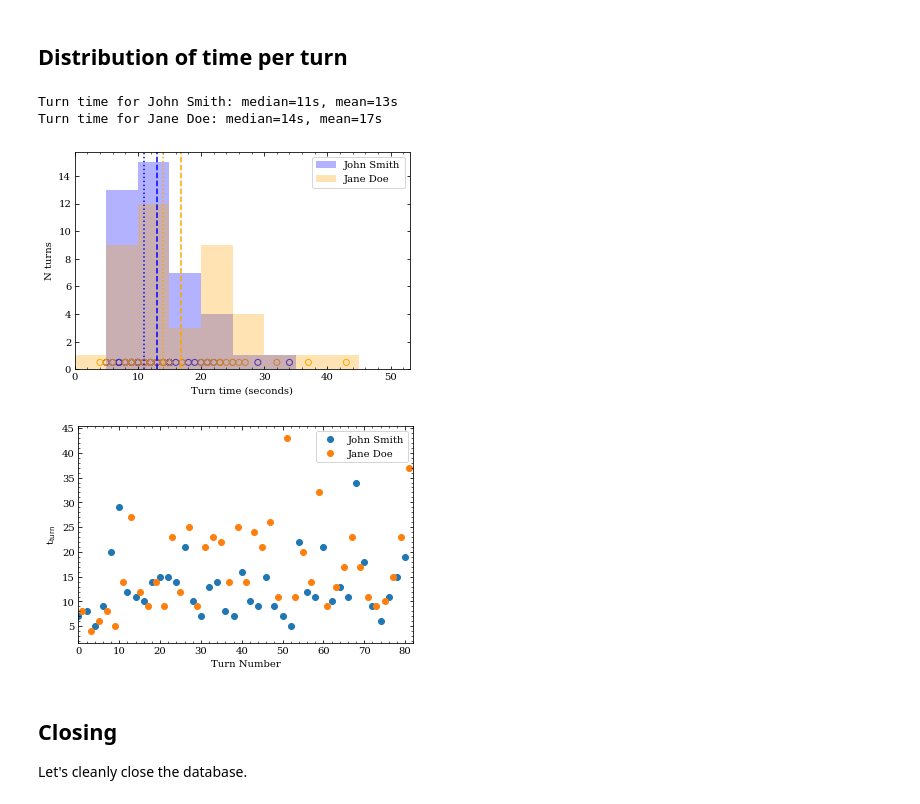
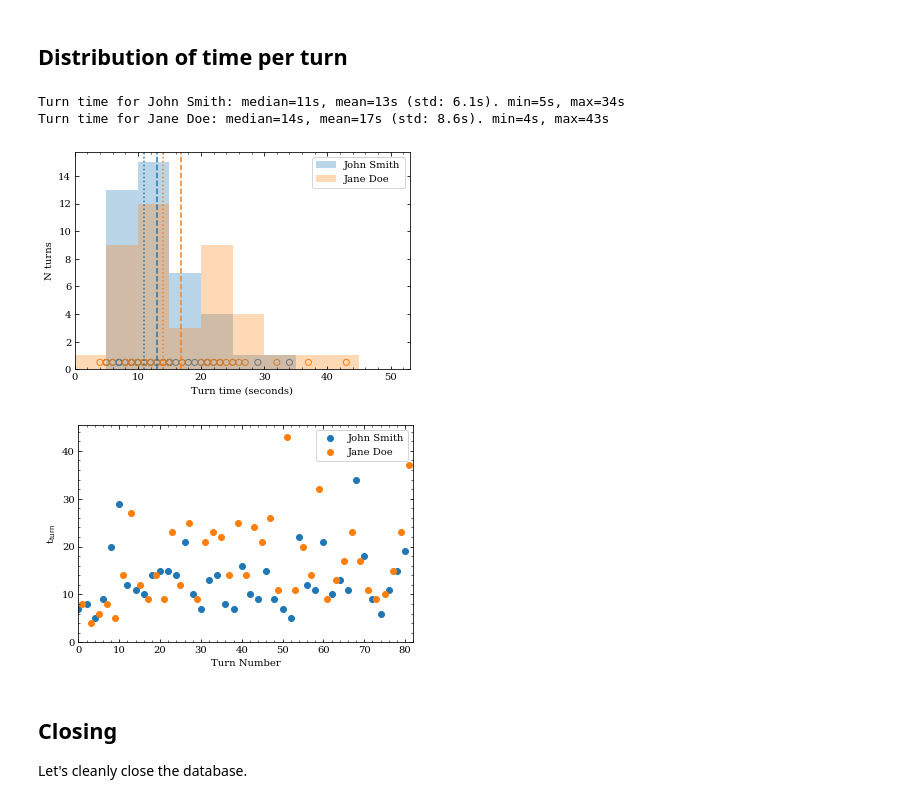
Before and after one commit to privong/CarcassonneScore, a Jupyter notebook: analysis/SampleAnalysis-SingleGame.ipynb, the cells around one changed output. Drawn from its saved outputs; the diff is of its cells as text; code cells hidden in the pictures.

```diff
--- a/analysis/SampleAnalysis-SingleGame.ipynb
+++ b/analysis/SampleAnalysis-SingleGame.ipynb
@@ -15,6 +15,9 @@ import matplotlib.pyplot as plt
 import numpy as np
 import sqlite3
 from datetime import datetime
+# %%
+prop_cycle = plt.rcParams['axes.prop_cycle']
+colors = prop_cycle.by_key()['color']
 # %%
 DBFILE = 'CarcassonneScore-sample.db'
 # %%
@@ -61,7 +64,6 @@ Expansions:
 # %%
 fig, ax = plt.subplots(1,1,
                        squeeze=False)
-colors = ['blue', 'orange', 'green', 'red']
 sdtype = [('turnNum', float), ('ingame', float), ('points', float)]
 for i, playerID in enumerate(playerIDs):
     start = np.array((0, 1, 0), dtype=sdtype)
@@ -105,7 +107,7 @@ ax[0][0].legend(loc='best')
 # %%
 fig, ax = plt.subplots(1, 1,
                        squeeze=False)
-hatches = ['\\', '/', '|', '-']
+hatches = ['\\', '/', '|', '-', '+', 'x']
 maxpts = cur.execute('''SELECT points FROM scores WHERE gameID={0:d} ORDER BY points DESC LIMIT 1'''.format(gameID)).fetchall()[0][0]
 bins = np.arange(0.5, maxpts+1.5, 1)
 for i, playerID in enumerate(playerIDs):
@@ -210,8 +212,11 @@ for i, playerID in enumerate(playerIDs):
     ax[0][0].axvline(np.median(playerdt[playerID[0]]),
                      ls=':',
                      color=colors[i])
-    print("Turn time for " + players[playerID[0]] + ": median={0:1.0f}s, mean={1:1.0f}s".format(np.median(playerdt[playerID[0]]),
-                                                                                    np.mean(playerdt[playerID[0]])))
+    print("Turn time for " + players[playerID[0]] + ": median={0:1.0f}s, mean={1:1.0f}s (std: {4:1.1f}s). min={2:1.0f}s, max={3:1.0f}s".format(np.median(playerdt[playerID[0]]),
+                                                                                                                                                np.mean(playerdt[playerID[0]]),
+                                                                                                                                                np.min(playerdt[playerID[0]]),
+                                                                                                                                                np.max(playerdt[playerID[0]]),
+                                                                                                                                                np.std(playerdt[playerID[0]])))
 
 ax[0][0].legend(loc='best')
 ax[0][0].set_xlabel('Turn time (seconds)')
@@ -222,29 +227,31 @@ ax[0][0].set_ylim([0, ylims[1]])
 ax[0][0].minorticks_on()
 ax[0][0].tick_params(axis='y', which='minor', left=False, right=False)
 # %% [output]
-Turn time for John Smith: median=11s, mean=13s
-Turn time for Jane Doe: median=14s, mean=17s
+Turn time for John Smith: median=11s, mean=13s (std: 6.1s). min=5s, max=34s
+Turn time for Jane Doe: median=14s, mean=17s (std: 8.6s). min=4s, max=43s
-[figure, old version]
+[figure, new version]
 # %%
 fig, ax = plt.subplots(1, 1, squeeze=False)
 turns = np.array(turns,
                  dtype=[('Date', 'S20'),
                         ('playerID', float),
                         ('turnNum', float)])
 for i, playerID in enumerate(playerIDs):
     playerturns = turns[turns['playerID']==playerID[0]]
     lastturn = np.max(playerturns['turnNum'])
     ax[0][0].scatter(playerturns['turnNum'],
                      playerdt[playerID[0]],
                      label=players[playerID[0]])
     ax[0][0].set_ylabel(r't$_{\rm turn}$')
     ax[0][0].set_xlabel('Turn Number')
 
 ax[0][0].set_xlim([0, np.max(turns['turnNum'])+1])
+ylims = ax[0][0].get_ylim()
+ax[0][0].set_ylim([0, ylims[1]])
 ax[0][0].legend(loc='best')
 ax[0][0].minorticks_on()
 # %% [output]
-[figure, old version]
+[figure, new version]
 # %% [markdown]
 ## Closing
 
```
Also changed, not shown: parts of 1 cell of this notebook, 2 other files.
